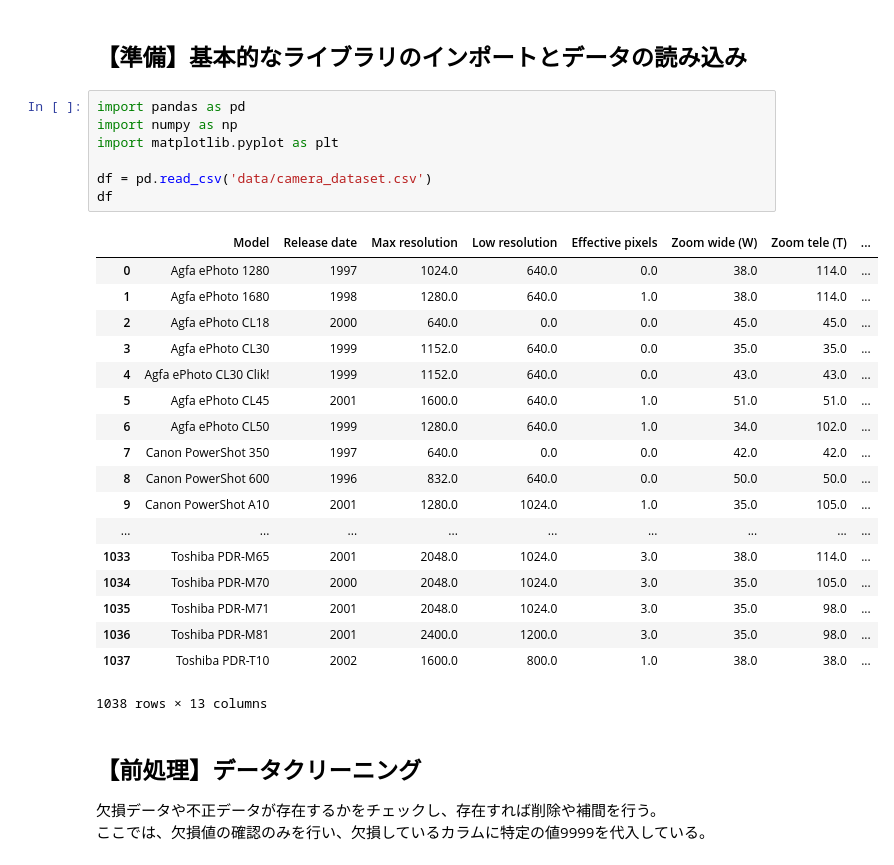
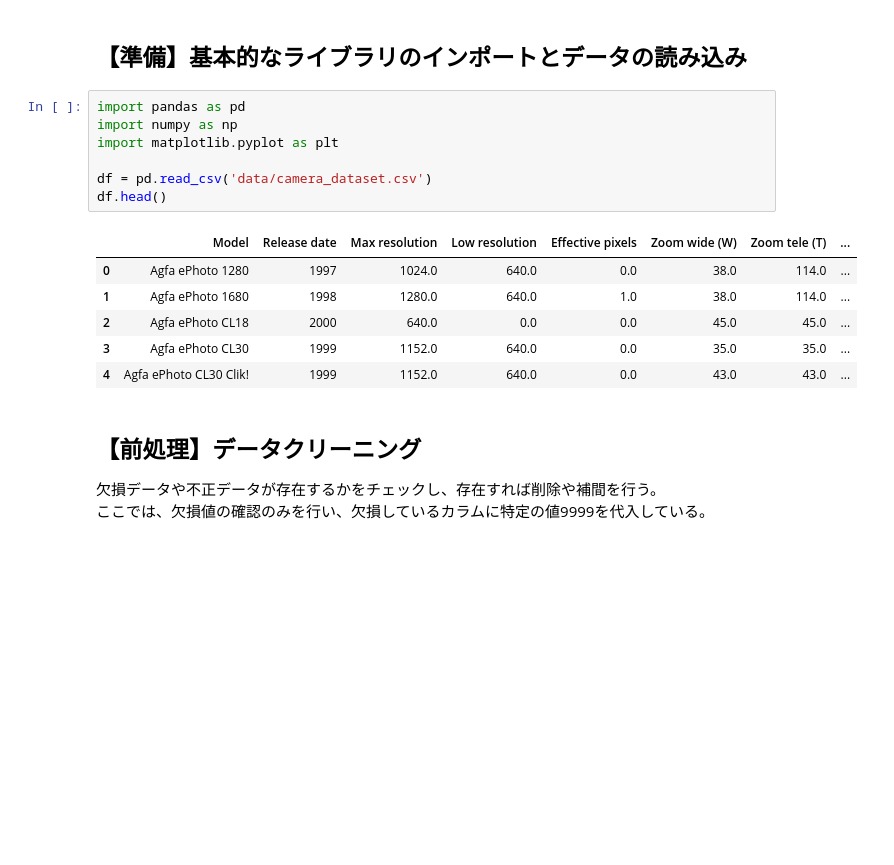
Before and after one commit to daring-board/clustering_practice, a Jupyter notebook: CameraDataClustering.ipynb, the cells around one changed output. Drawn from its saved outputs; the diff is of its cells as text; blank space fills up the shorter version.

```diff
--- a/CameraDataClustering.ipynb
+++ b/CameraDataClustering.ipynb
@@ -5,29 +5,17 @@
 # %%
 import pandas as pd
 import numpy as np
 import matplotlib.pyplot as plt
 
 df = pd.read_csv('data/camera_dataset.csv')
-df
+df.head()
 # %% [output]
 |  | Model | Release date | Max resolution | Low resolution | Effective pixels | Zoom wide (W) | Zoom tele (T) | ... |
 | 0 | Agfa ePhoto 1280 | 1997 | 1024.0 | 640.0 | 0.0 | 38.0 | 114.0 | ... |
 | 1 | Agfa ePhoto 1680 | 1998 | 1280.0 | 640.0 | 1.0 | 38.0 | 114.0 | ... |
 | 2 | Agfa ePhoto CL18 | 2000 | 640.0 | 0.0 | 0.0 | 45.0 | 45.0 | ... |
 | 3 | Agfa ePhoto CL30 | 1999 | 1152.0 | 640.0 | 0.0 | 35.0 | 35.0 | ... |
 | 4 | Agfa ePhoto CL30 Clik! | 1999 | 1152.0 | 640.0 | 0.0 | 43.0 | 43.0 | ... |
-| 5 | Agfa ePhoto CL45 | 2001 | 1600.0 | 640.0 | 1.0 | 51.0 | 51.0 | ... |
-| 6 | Agfa ePhoto CL50 | 1999 | 1280.0 | 640.0 | 1.0 | 34.0 | 102.0 | ... |
-| 7 | Canon PowerShot 350 | 1997 | 640.0 | 0.0 | 0.0 | 42.0 | 42.0 | ... |
-| 8 | Canon PowerShot 600 | 1996 | 832.0 | 640.0 | 0.0 | 50.0 | 50.0 | ... |
-| 9 | Canon PowerShot A10 | 2001 | 1280.0 | 1024.0 | 1.0 | 35.0 | 105.0 | ... |
-| ... | ... | ... | ... | ... | ... | ... | ... | ... |
-| 1033 | Toshiba PDR-M65 | 2001 | 2048.0 | 1024.0 | 3.0 | 38.0 | 114.0 | ... |
-| 1034 | Toshiba PDR-M70 | 2000 | 2048.0 | 1024.0 | 3.0 | 35.0 | 105.0 | ... |
-| 1035 | Toshiba PDR-M71 | 2001 | 2048.0 | 1024.0 | 3.0 | 35.0 | 98.0 | ... |
-| 1036 | Toshiba PDR-M81 | 2001 | 2400.0 | 1200.0 | 3.0 | 35.0 | 98.0 | ... |
-| 1037 | Toshiba PDR-T10 | 2002 | 1600.0 | 800.0 | 1.0 | 38.0 | 38.0 | ... |
-1038 rows × 13 columns
 # %% [markdown]
 ## 【前処理】データクリーニング
 欠損データや不正データが存在するかをチェックし、存在すれば削除や補間を行う。
```
Also changed, not shown: parts of 8 cells of this notebook, 3 other files.
